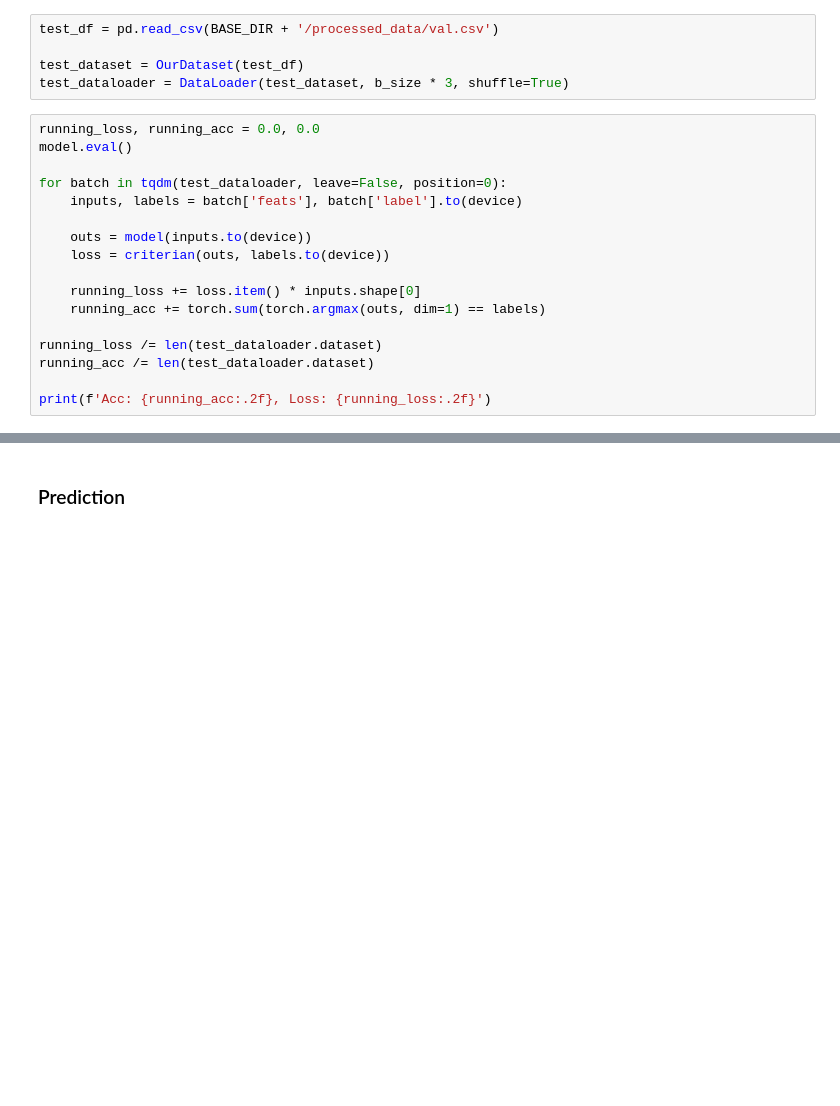
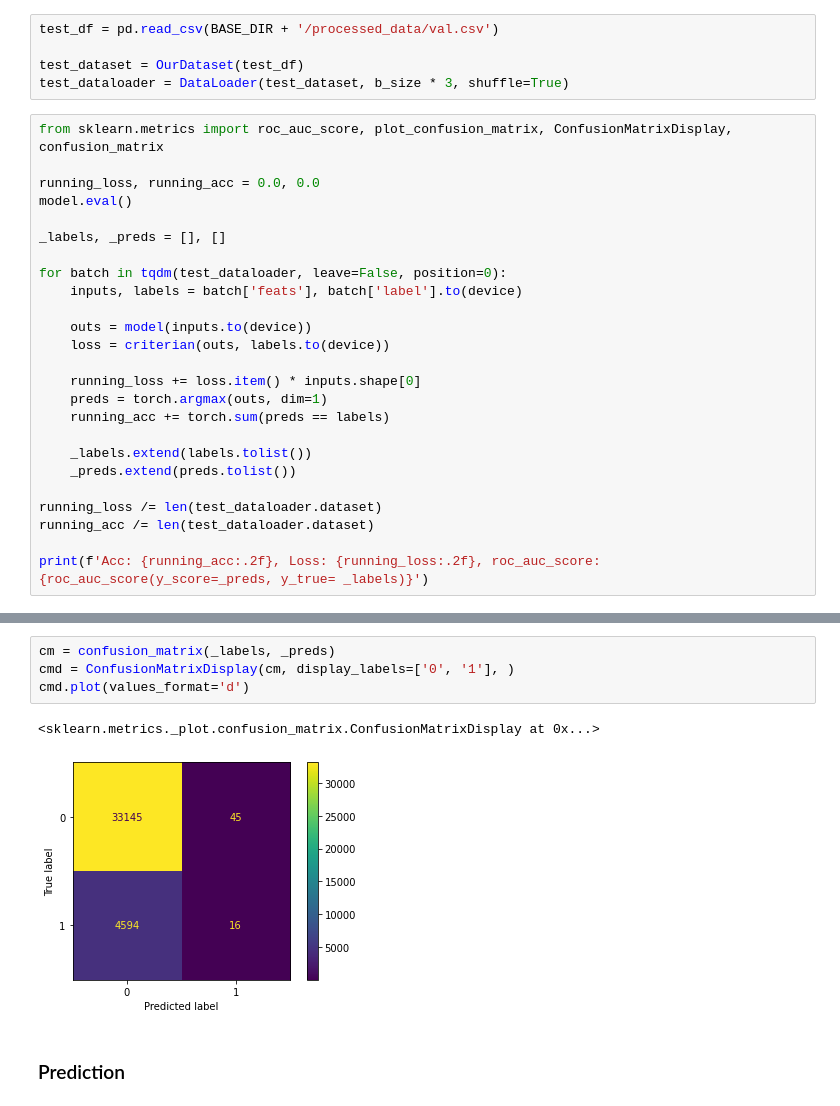
Before and after one commit to harshraj22/DeepLearning, a Jupyter notebook: submissions/Univ.ai [Credit Risk Prediction]/univ_ai_deep_learning_approach.ipynb, the cells around one changed output, grey strips where cells are left out. Saved outputs shown, nothing was run; the diff lists cells and outputs as text; blank space fills up the shorter version.

```diff
--- a/submissions/Univ.ai [Credit Risk Prediction]/univ_ai_deep_learning_approach.ipynb
+++ b/submissions/Univ.ai [Credit Risk Prediction]/univ_ai_deep_learning_approach.ipynb
@@ -205,8 +215,12 @@ test_df = pd.read_csv(BASE_DIR + '/processed_data/val.csv')
 test_dataset = OurDataset(test_df)
 test_dataloader = DataLoader(test_dataset, b_size * 3, shuffle=True)
 # %%
+from sklearn.metrics import roc_auc_score, plot_confusion_matrix, ConfusionMatrixDisplay, confusion_matrix
+
 running_loss, running_acc = 0.0, 0.0
 model.eval()
+
+_labels, _preds = [], []
 
 for batch in tqdm(test_dataloader, leave=False, position=0):
     inputs, labels = batch['feats'], batch['label'].to(device)
@@ -215,10 +229,14 @@ for batch in tqdm(test_dataloader, leave=False, position=0):
     loss = criterian(outs, labels.to(device))
 
     running_loss += loss.item() * inputs.shape[0]
-    running_acc += torch.sum(torch.argmax(outs, dim=1) == labels)
+    preds = torch.argmax(outs, dim=1)
+    running_acc += torch.sum(preds == labels)
+
+    _labels.extend(labels.tolist())
+    _preds.extend(preds.tolist())
 
 running_loss /= len(test_dataloader.dataset)
 running_acc /= len(test_dataloader.dataset)
 
-print(f'Acc: {running_acc:.2f}, Loss: {running_loss:.2f}')
+print(f'Acc: {running_acc:.2f}, Loss: {running_loss:.2f}, roc_auc_score: {roc_auc_score(y_score=_preds, y_true= _labels)}')
 # %% [output]
@@ -226,3 +244,10 @@ Acc: 0.88, Loss: 0.37
+# %%
+cm = confusion_matrix(_labels, _preds)
+cmd = ConfusionMatrixDisplay(cm, display_labels=['0', '1'], )
+cmd.plot(values_format='d')
+# %% [output]
+<sklearn.metrics._plot.confusion_matrix.ConfusionMatrixDisplay at 0x...>
+[figure, added]
 # %% [markdown]
 ### Prediction
 # %%
```
Also changed, not shown: parts of 8 cells of this notebook.
